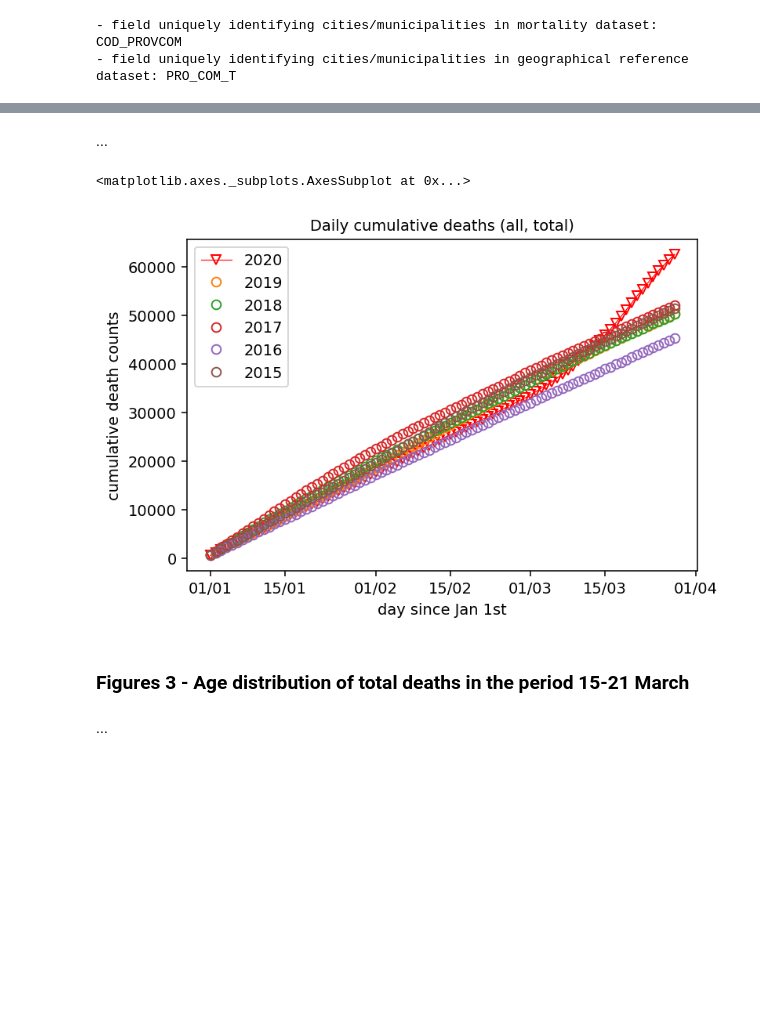
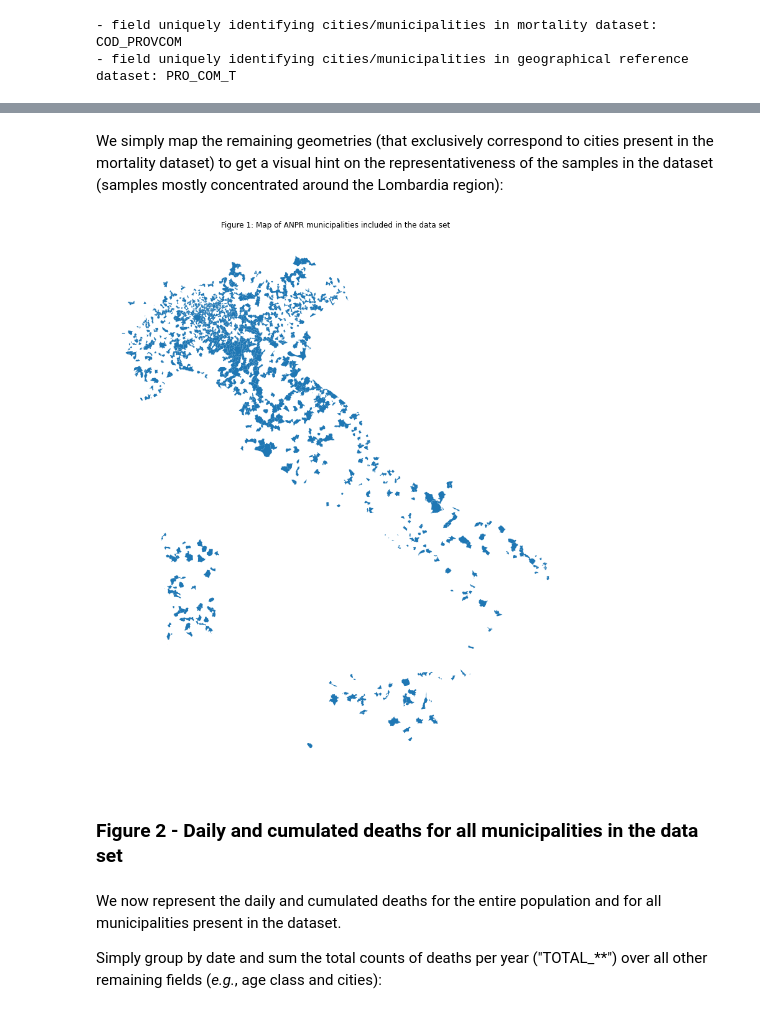
Before and after one commit to eurostat/mortality-viz, a Jupyter notebook: 01_preliminary_IT_study.ipynb, the cells around one changed output, grey strips where cells are left out. Saved outputs shown, nothing was run; the diff lists cells and outputs as text; code cells hidden in the pictures; blank space fills up the shorter version.

```diff
--- a/01_preliminary_IT_study.ipynb
+++ b/01_preliminary_IT_study.ipynb
@@ -507,14 +493,16 @@ plot_oneversus(dailydeaths, one = YEAR, versus = years_exc[::-1],
-# %% [markdown]
-...
-# %%
-plot_oneversus(cumdailydeaths, one = YEAR, versus = years_exc[::-1],
-            xlabel='day since Jan 1st', ylabel='cumulative death counts',
-            title = 'Daily cumulative deaths (all, total)',
-            locator = locator, formatter = formatter)
-# %% [output]
-<matplotlib.axes._subplots.AxesSubplot at 0x...>
-[figure, removed]
-# %% [markdown]
-### Figures 3 - Age distribution of total deaths in the period 15-21 March
-# %% [markdown]
-...
+# %% [markdown]
+We simply map the remaining geometries (that exclusively correspond to cities present in the mortality dataset) to get a visual hint on the representativeness of the samples in the dataset (samples mostly concentrated around the Lombardia region):
+# %%
+f, ax = mplt.subplots(1, figsize=(16, 16))
+geodata.plot(ax=ax)
+ax.set_axis_off()
+ax.set_title('Figure 1: Map of ANPR municipalities included in the data set')
+mplt.show()
+# %% [output]
+[figure, added]
+# %% [markdown]
+### Figure 2 - Daily and cumulated deaths for all municipalities in the data set<a id='Figure2'></a>
+# %% [markdown]
+We now represent the daily and cumulated deaths for the entire population and for all municipalities present in the dataset.
+
+Simply group by date and sum the total counts of deaths per year ("TOTAL_\*\*") over all other remaining fields (*e.g.*, age class and cities):
```
Also changed, not shown: parts of 214 cells of this notebook, 1 other file.
